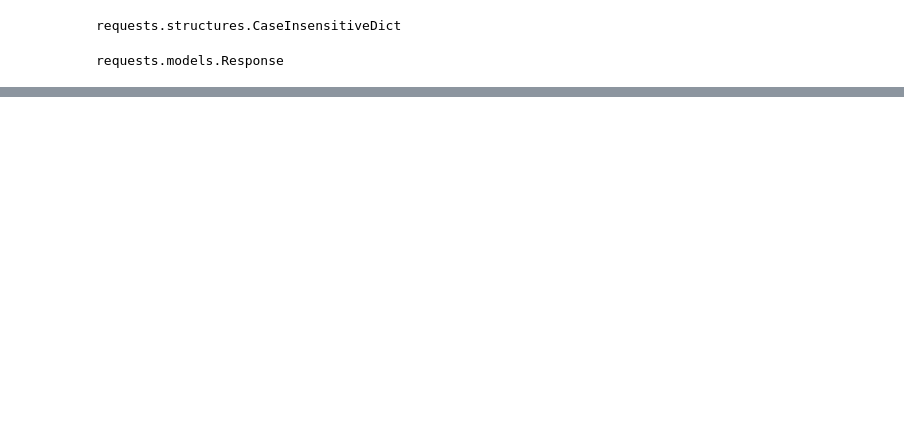
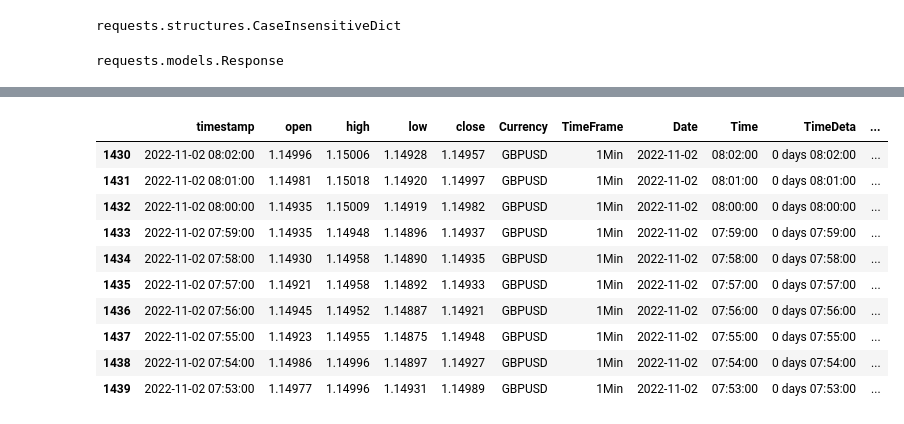
Before and after one commit to zxacman/mycode, a Jupyter notebook: clean-with-pandas/demo.ipynb, the cells around one changed output, grey strips where cells are left out. Saved outputs shown, nothing was run; the diff lists cells and outputs as text; code cells hidden in the pictures; blank space fills up the shorter version.

```diff
--- a/clean-with-pandas/demo.ipynb
+++ b/clean-with-pandas/demo.ipynb
@@ -80,0 +211,14 @@ TypeError: Expect data.index as DatetimeIndex
+# %%
+df3.tail(10)
+# %% [output]
+|  | timestamp | open | high | low | close | Currency | TimeFrame | Date | Time | TimeDeta | ... |
+| 1430 | 2022-11-02 08:02:00 | 1.14996 | 1.15006 | 1.14928 | 1.14957 | GBPUSD | 1Min | 2022-11-02 | 08:02:00 | 0 days 08:02:00 | ... |
+| 1431 | 2022-11-02 08:01:00 | 1.14981 | 1.15018 | 1.14920 | 1.14997 | GBPUSD | 1Min | 2022-11-02 | 08:01:00 | 0 days 08:01:00 | ... |
+| 1432 | 2022-11-02 08:00:00 | 1.14935 | 1.15009 | 1.14919 | 1.14982 | GBPUSD | 1Min | 2022-11-02 | 08:00:00 | 0 days 08:00:00 | ... |
+| 1433 | 2022-11-02 07:59:00 | 1.14935 | 1.14948 | 1.14896 | 1.14937 | GBPUSD | 1Min | 2022-11-02 | 07:59:00 | 0 days 07:59:00 | ... |
+| 1434 | 2022-11-02 07:58:00 | 1.14930 | 1.14958 | 1.14890 | 1.14935 | GBPUSD | 1Min | 2022-11-02 | 07:58:00 | 0 days 07:58:00 | ... |
+| 1435 | 2022-11-02 07:57:00 | 1.14921 | 1.14958 | 1.14892 | 1.14933 | GBPUSD | 1Min | 2022-11-02 | 07:57:00 | 0 days 07:57:00 | ... |
+| 1436 | 2022-11-02 07:56:00 | 1.14945 | 1.14952 | 1.14887 | 1.14921 | GBPUSD | 1Min | 2022-11-02 | 07:56:00 | 0 days 07:56:00 | ... |
+| 1437 | 2022-11-02 07:55:00 | 1.14923 | 1.14955 | 1.14875 | 1.14948 | GBPUSD | 1Min | 2022-11-02 | 07:55:00 | 0 days 07:55:00 | ... |
+| 1438 | 2022-11-02 07:54:00 | 1.14986 | 1.14996 | 1.14897 | 1.14927 | GBPUSD | 1Min | 2022-11-02 | 07:54:00 | 0 days 07:54:00 | ... |
+| 1439 | 2022-11-02 07:53:00 | 1.14977 | 1.14996 | 1.14931 | 1.14989 | GBPUSD | 1Min | 2022-11-02 | 07:53:00 | 0 days 07:53:00 | ... |
```
Also changed, not shown: parts of 18 cells of this notebook, 9 other files.
